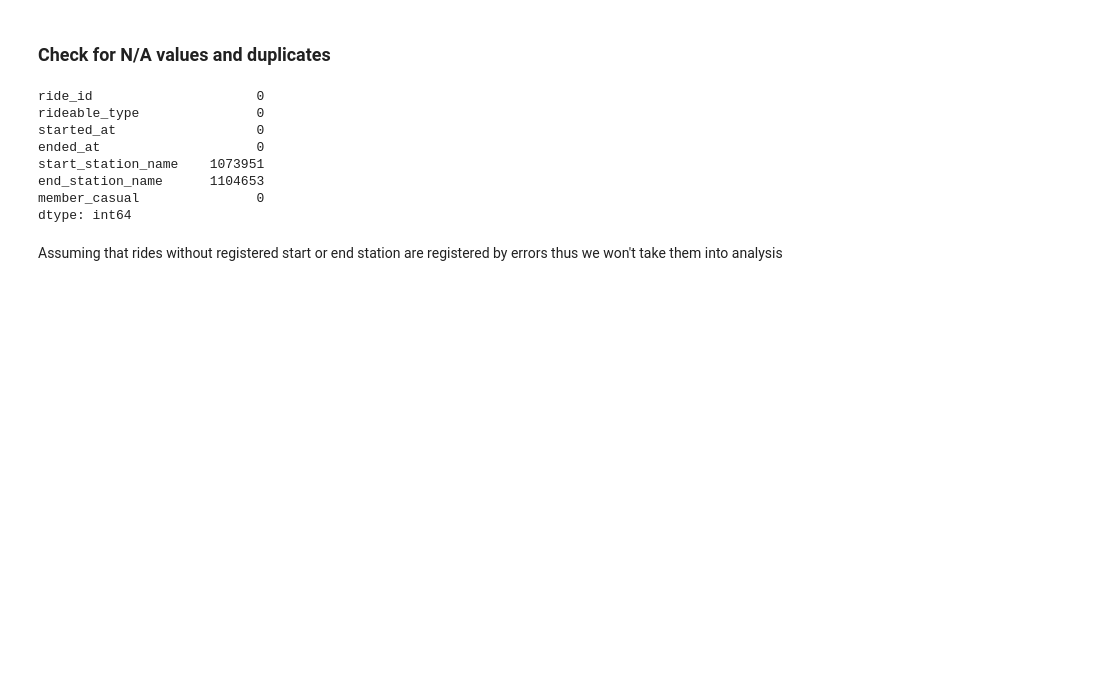
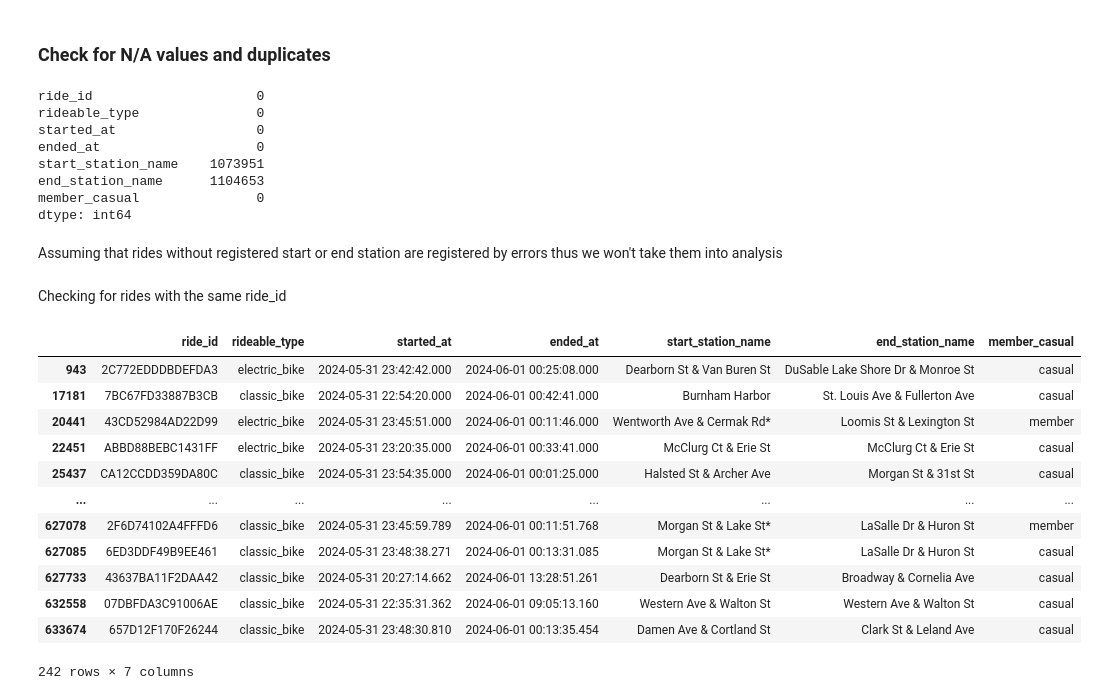
Before and after one commit to yakubszatkowski/Google-Data-Analytics-Project, a Jupyter notebook: main.ipynb, the cells around one changed output. Drawn from its saved outputs; the diff is of its cells as text; code cells hidden in the pictures; blank space fills up the shorter version.

Commit message:
preliminary data analysis & cleaning

```diff
--- a/main.ipynb
+++ b/main.ipynb
@@ -189,3 +189,21 @@ dtype: int64
 Assuming that rides without registered start or end station are registered by errors thus we won't take them into analysis
 # %%
 clean_df = cast_df.dropna().copy()
+# %% [markdown]
+Checking for rides with the same ride_id
+# %%
+clean_df.loc[clean_df.duplicated(subset=['ride_id'], keep=False)]
+# %% [output]
+|  | ride_id | rideable_type | started_at | ended_at | start_station_name | end_station_name | member_casual |
+| 943 | 2C772EDDDBDEFDA3 | electric_bike | 2024-05-31 23:42:42.000 | 2024-06-01 00:25:08.000 | Dearborn St & Van Buren St | DuSable Lake Shore Dr & Monroe St | casual |
+| 17181 | 7BC67FD33887B3CB | classic_bike | 2024-05-31 22:54:20.000 | 2024-06-01 00:42:41.000 | Burnham Harbor | St. Louis Ave & Fullerton Ave | casual |
+| 20441 | 43CD52984AD22D99 | electric_bike | 2024-05-31 23:45:51.000 | 2024-06-01 00:11:46.000 | Wentworth Ave & Cermak Rd* | Loomis St & Lexington St | member |
+| 22451 | ABBD88BEBC1431FF | electric_bike | 2024-05-31 23:20:35.000 | 2024-06-01 00:33:41.000 | McClurg Ct & Erie St | McClurg Ct & Erie St | casual |
+| 25437 | CA12CCDD359DA80C | classic_bike | 2024-05-31 23:54:35.000 | 2024-06-01 00:01:25.000 | Halsted St & Archer Ave | Morgan St & 31st St | casual |
+| ... | ... | ... | ... | ... | ... | ... | ... |
+| 627078 | 2F6D74102A4FFFD6 | classic_bike | 2024-05-31 23:45:59.789 | 2024-06-01 00:11:51.768 | Morgan St & Lake St* | LaSalle Dr & Huron St | member |
+| 627085 | 6ED3DDF49B9EE461 | classic_bike | 2024-05-31 23:48:38.271 | 2024-06-01 00:13:31.085 | Morgan St & Lake St* | LaSalle Dr & Huron St | casual |
+| 627733 | 43637BA11F2DAA42 | classic_bike | 2024-05-31 20:27:14.662 | 2024-06-01 13:28:51.261 | Dearborn St & Erie St | Broadway & Cornelia Ave | casual |
+| 632558 | 07DBFDA3C91006AE | classic_bike | 2024-05-31 22:35:31.362 | 2024-06-01 09:05:13.160 | Western Ave & Walton St | Western Ave & Walton St | casual |
+| 633674 | 657D12F170F26244 | classic_bike | 2024-05-31 23:48:30.810 | 2024-06-01 00:13:35.454 | Damen Ave & Cortland St | Clark St & Leland Ave | casual |
+242 rows × 7 columns
```
Also changed, not shown: parts of 7 cells of this notebook.
